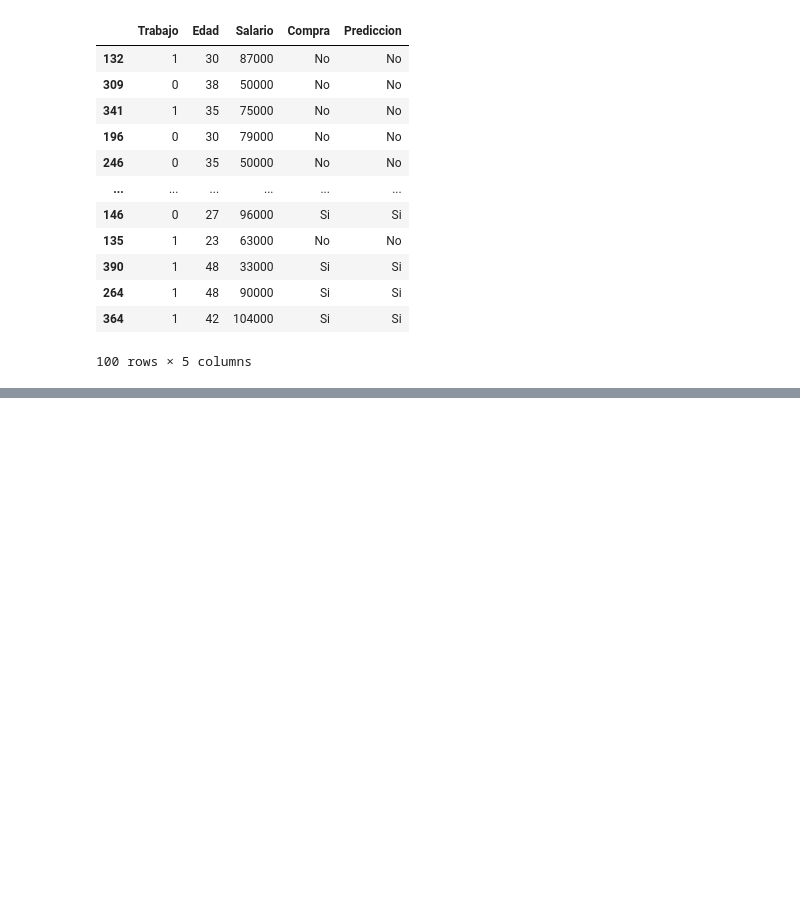
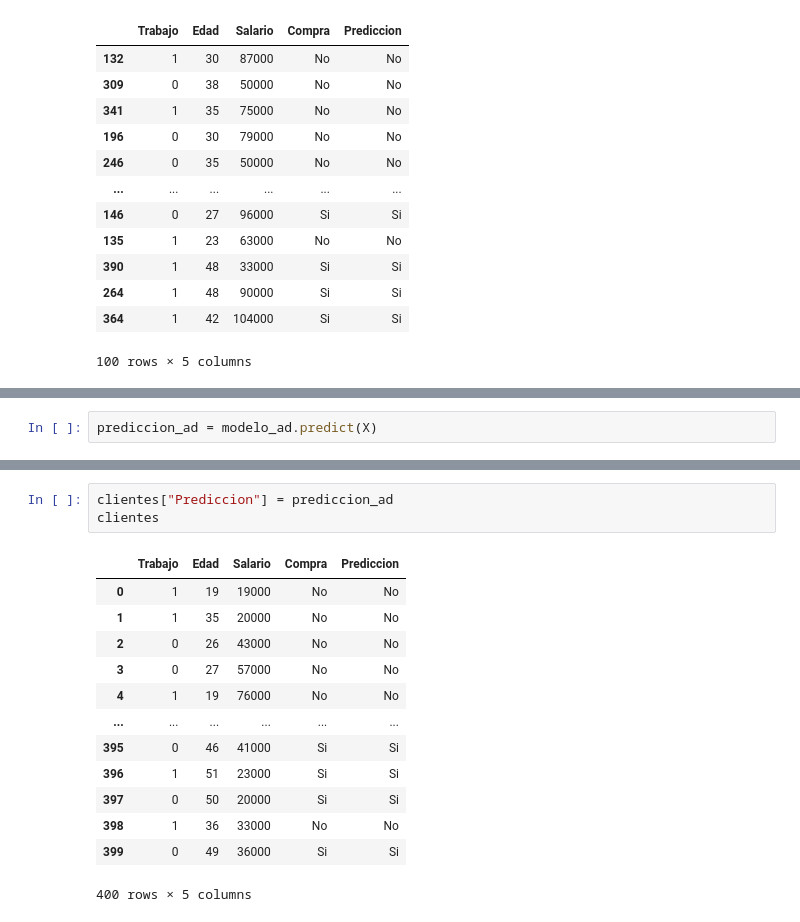
Before and after one commit to Viny2030/UMSA, a Jupyter notebook: cl_ad_01.ipynb, the cells around one changed output, grey strips where cells are left out. Drawn from its saved outputs; the diff is of its cells as text; blank space fills up the shorter version.

```diff
--- a/cl_ad_01.ipynb
+++ b/cl_ad_01.ipynb
@@ -486,0 +489,2 @@ X_test
+# %%
+prediccion_ad = modelo_ad.predict(X)
@@ -486,0 +511,17 @@ X_test
+# %%
+clientes["Prediccion"] = prediccion_ad
+clientes
+# %% [output]
+|  | Trabajo | Edad | Salario | Compra | Prediccion |
+| 0 | 1 | 19 | 19000 | No | No |
+| 1 | 1 | 35 | 20000 | No | No |
+| 2 | 0 | 26 | 43000 | No | No |
+| 3 | 0 | 27 | 57000 | No | No |
+| 4 | 1 | 19 | 76000 | No | No |
+| ... | ... | ... | ... | ... | ... |
+| 395 | 0 | 46 | 41000 | Si | Si |
+| 396 | 1 | 51 | 23000 | Si | Si |
+| 397 | 0 | 50 | 20000 | Si | Si |
+| 398 | 1 | 36 | 33000 | No | No |
+| 399 | 0 | 49 | 36000 | Si | Si |
+400 rows × 5 columns
```
Also changed, not shown: parts of 8 cells of this notebook.
